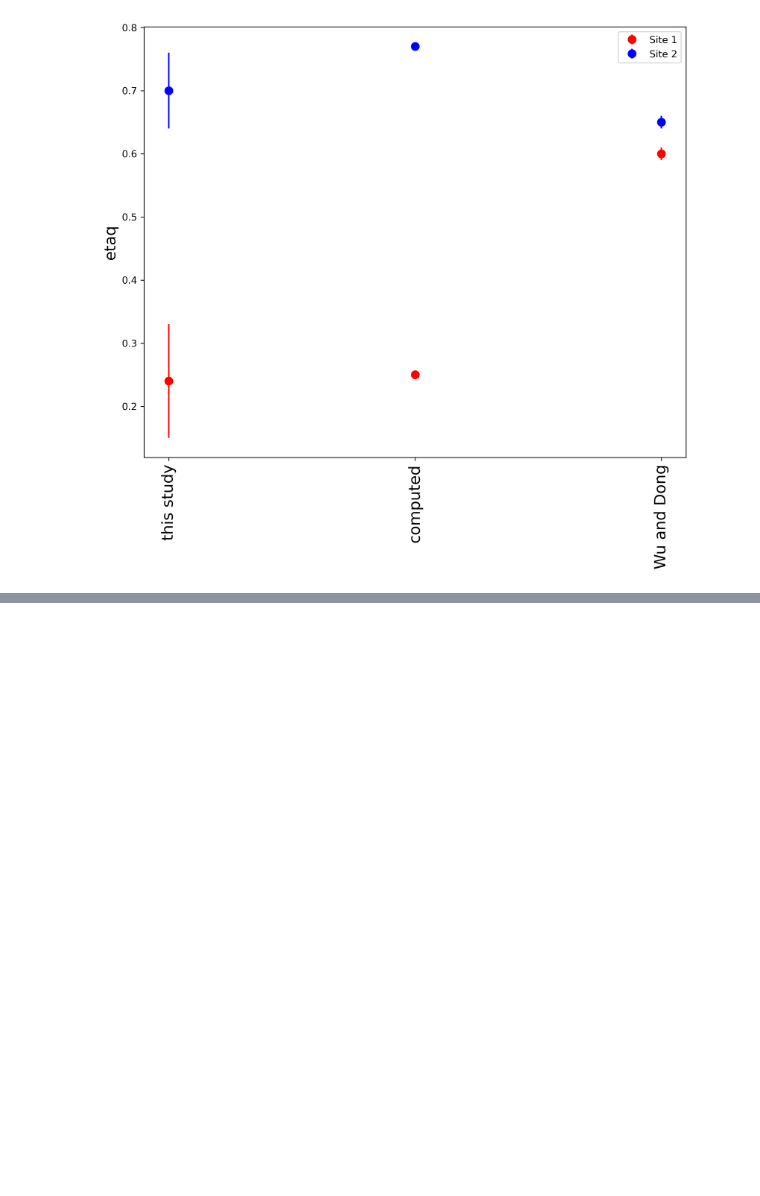
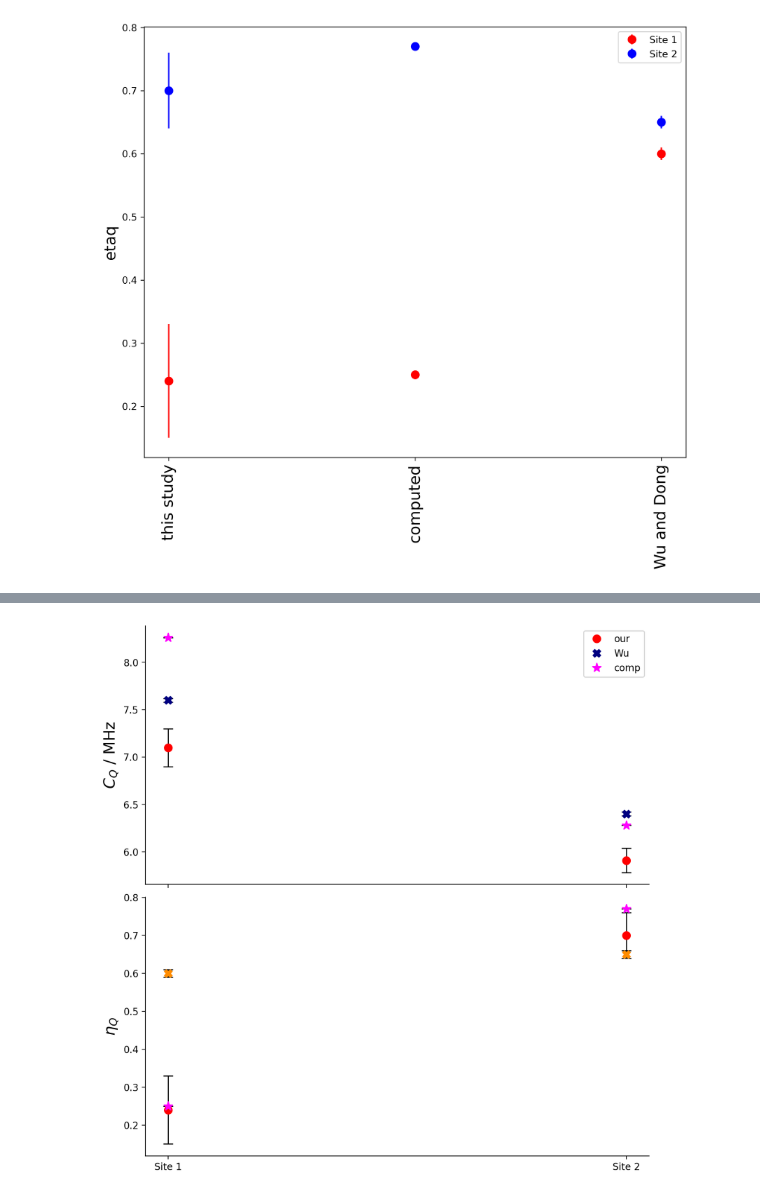
Before and after one commit to AstrobioShiva/Script_project, a Jupyter notebook: NMR_analysis/plot_results.ipynb, the cells around one changed output, grey strips where cells are left out. Saved outputs shown, nothing was run; the diff lists cells and outputs as text; code cells hidden in the pictures; blank space fills up the shorter version.

```diff
--- a/NMR_analysis/plot_results.ipynb
+++ b/NMR_analysis/plot_results.ipynb
@@ -130,3 +215,74 @@ plt.legend(loc='upper right')
 plt.show()
 # %% [output]
 [figure]
+# %%
+fig, ax = plt.subplots(nrows=2, ncols=1, figsize=(8,8), dpi=200, sharex=True, sharey='row', constrained_layout=True)
+
+df = pd.DataFrame({"id":["Site 1", "Site 2"],
+                 # Cq data
+                   "ourCq":[7.1, 5.91],
+                   "WuCq":[ 7.6, 6.4],
+                   "computedCq":[8.26, 6.28],
+
+                   #error
+                   "sd_ourCq":[0.2, 0.13],
+                   "sd_WuCq":[0.02, 0.02],
+                   "sd_computedCq":[0,0],
+
+                  #etaq data
+                  "ouretaq":[0.24, 0.7],
+                   "Wuetaq":[0.6, 0.65],
+                   "computedetaq":[0.25, 0.77],
+
+                   #error
+                   "sd_ouretaq":[0.09, 0.06],
+                   "sd_Wuetaq":[0.01, 0.01],
+                   "sd_computedetaq":[0,0],
+
+
+
+                    })
+
+ax[0].errorbar(np.arange(len(df['id'])), df['ourCq'], yerr=df['sd_ourCq'], ls = 'None',
+             marker='o', color = 'red', markersize=8, ecolor='black', elinewidth=1, capsize=5, label = 'our')
+ax[0].errorbar(np.arange(len(df['id'])), df['WuCq'], yerr=df['sd_WuCq'], ls = 'None',
+             marker='X', color = 'navy', markersize=8, ecolor='black', elinewidth=1, capsize=5, label = 'Wu')
+ax[0].errorbar(np.arange(len(df['id'])), df['computedCq'], yerr=df['sd_computedCq'], ls = 'None',
+             marker='*', color = 'magenta', markersize=10, ecolor='black', elinewidth=1, capsize=5, label = 'comp')
+
+
+ax[1].errorbar(np.arange(len(df['id'])), df['ouretaq'], yerr=df['sd_ouretaq'], ls = 'None',
+             marker='o', color = 'red', markersize=8, ecolor='black', elinewidth=1, capsize=5, label = 'our')
+ax[1].errorbar(np.arange(len(df['id'])), df['Wuetaq'], yerr=df['sd_Wuetaq'], ls = 'None',
+             marker='X', color = 'darkorange', markersize=8, ecolor='black', elinewidth=1, capsize=5, label = 'Wu')
+ax[1].errorbar(np.arange(len(df['id'])), df['computedetaq'], yerr=df['sd_computedetaq'], ls = 'None',
+             marker='*', color = 'magenta', markersize=10, ecolor='black', elinewidth=1, capsize=5, label = 'comp')
+
+
+
+ax[0].xaxis.set_ticks(np.arange(len(df['id'])))
+ax[0].xaxis.set_ticklabels(df['id'], rotation=90, fontsize = 16)
+
+# Remove top and right spines
+ax[0].spines['top'].set_visible(False)
+ax[0].spines['right'].set_visible(False)
+
+ax[1].spines['top'].set_visible(False)
+ax[1].spines['right'].set_visible(False)
+
+# plt.xlabel("id", fontsize = 16)
+ax[0].set_ylabel(r'$C_Q$ / MHz', fontsize = 16)
+
+ax[1].set_ylabel(r'$\eta_Q$', fontsize = 16)
+
+# get handles
+handles, labels = ax[0].get_legend_handles_labels()
+# remove the errorbars
+handles = [h[0] for h in handles]
+# use them in the legend
+ax[0].legend(handles, labels, loc='upper right',numpoints=1)
+
+
+# plt.legend(loc='upper right')
+plt.show()
+# %% [output]
@@ -132,0 +299 @@ plt.show()
+[figure, added]
```
Also changed, not shown: parts of 3 cells of this notebook, 8 other files.
